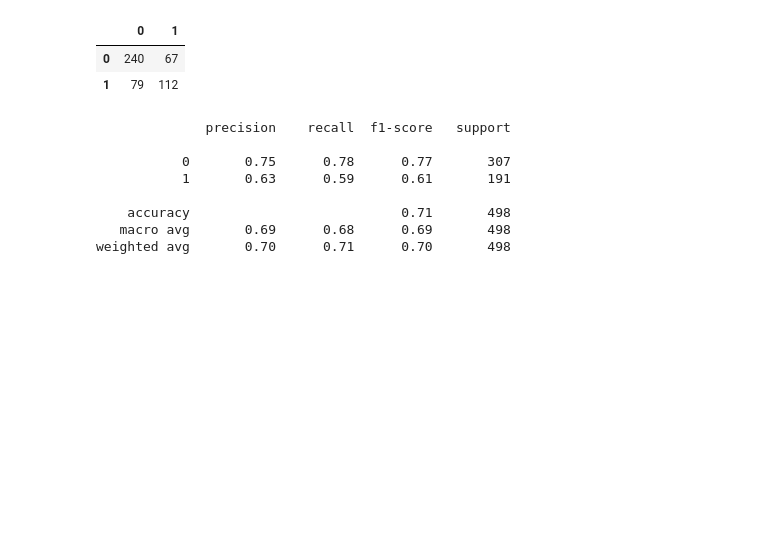
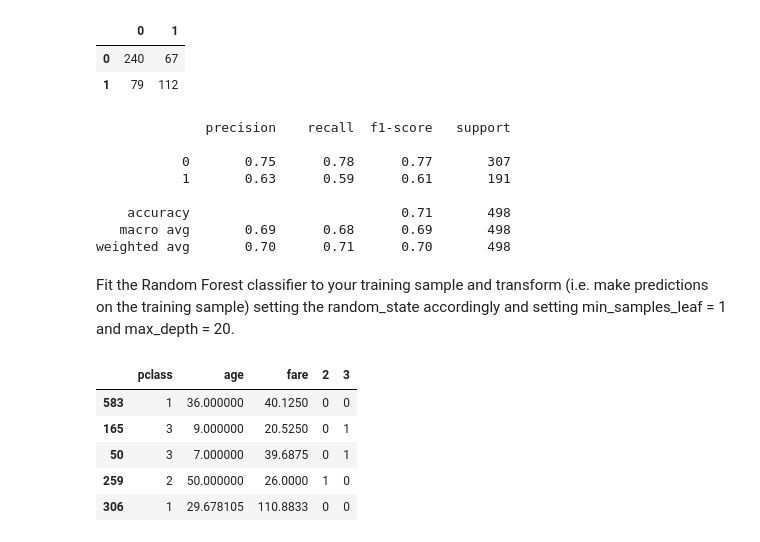
Before and after one commit to matt-c-knight/classification-exercises, a Jupyter notebook: model.ipynb, the cells around one changed output. Cells and saved outputs as stored; diff of their text form; code cells hidden in the pictures; blank space fills up the shorter version.

Commit message:
working thru random forrest exercises

```diff
--- a/model.ipynb
+++ b/model.ipynb
@@ -938,0 +941,2 @@ weighted avg       0.70      0.71      0.70       498
+# %% [markdown]
+Fit the Random Forest classifier to your training sample and transform (i.e. make predictions on the training sample) setting the random_state accordingly and setting min_samples_leaf = 1 and max_depth = 20.
@@ -938,0 +945,9 @@ weighted avg       0.70      0.71      0.70       498
+# %%
+X_train.head()
+# %% [output]
+|  | pclass | age | fare | 2 | 3 |
+| 583 | 1 | 36.000000 | 40.1250 | 0 | 0 |
+| 165 | 3 | 9.000000 | 20.5250 | 0 | 1 |
+| 50 | 3 | 7.000000 | 39.6875 | 0 | 1 |
+| 259 | 2 | 50.000000 | 26.0000 | 1 | 0 |
+| 306 | 1 | 29.678105 | 110.8833 | 0 | 0 |
```
Also changed, not shown: parts of 25 cells of this notebook.
